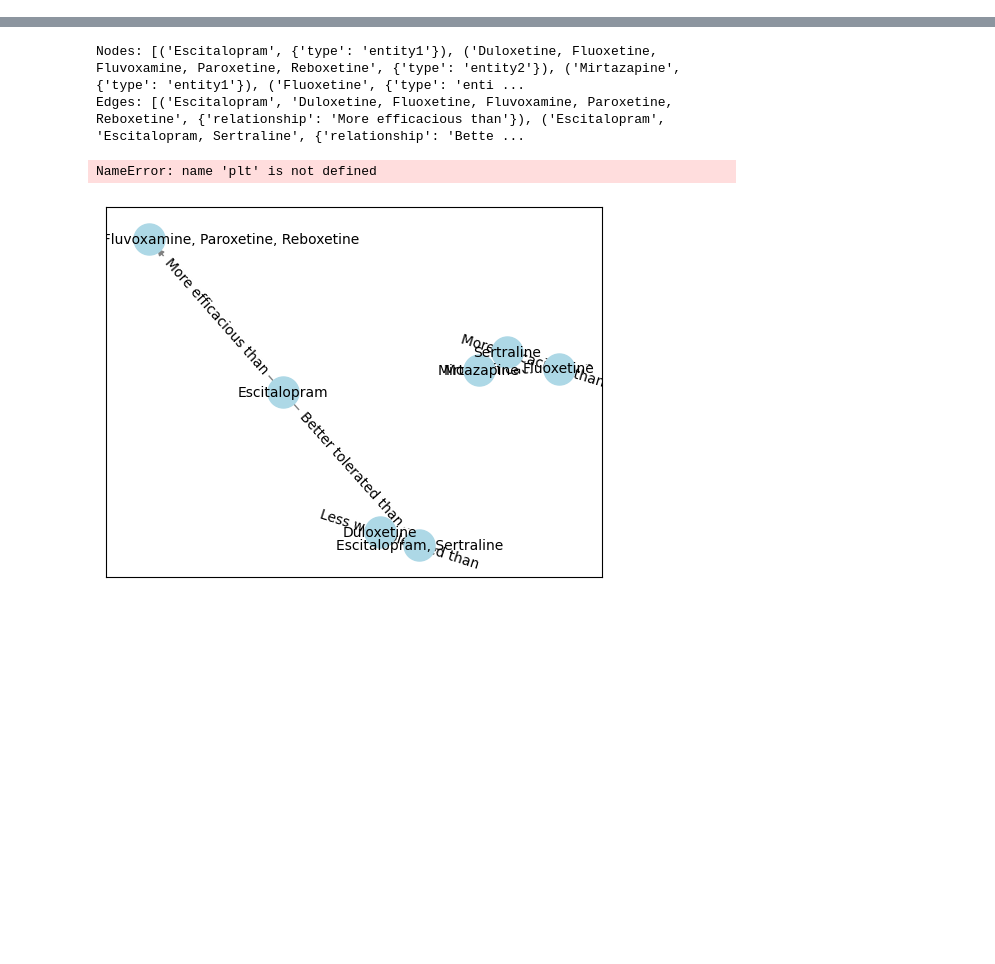
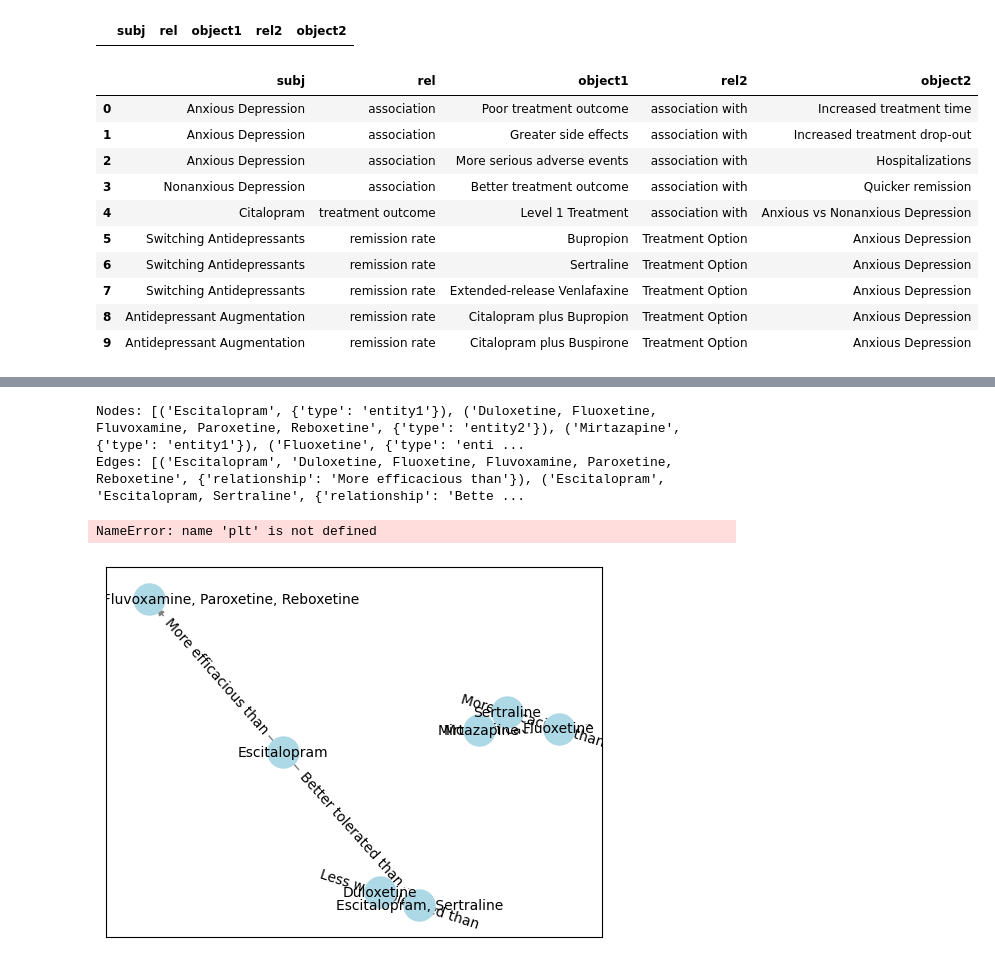
Before and after one commit to rishikasrinivas/KnowledgeGraphMentalHealth, a Jupyter notebook: model.ipynb, the cells around one changed output, grey strips where cells are left out. Saved outputs shown, nothing was run; the diff lists cells and outputs as text; code cells hidden in the pictures; blank space fills up the shorter version.

```diff
--- a/model.ipynb
+++ b/model.ipynb
@@ -115,0 +1334,4 @@ cand_name= message_content.value.replace(".", ""). strip()
+# %%
+pd.merge(d1,d2).merge(d3)
+# %% [output]
+|  | subj | rel | object1 | rel2 | object2 |
@@ -116,3 +1344,24 @@ cand_name= message_content.value.replace(".", ""). strip()
+# %%
+a={"subj": ["Anxious Depression", "Anxious Depression", "Anxious Depression", "Nonanxious Depression", "Citalopram", "Switching Antidepressants", "Switching Antidepressants", "Switching Antidepressants",  "Antidepressant Augmentation", "Antidepressant Augmentation" ],
+   "rel": ["association", "association", "association", "association","treatment outcome", "remission rate", "remission rate", "remission rate", "remission rate", "remission rate"],
+   "object1": ["Poor treatment outcome", "Greater side effects", "More serious adverse events", "Better treatment outcome","Level 1 Treatment", "Bupropion", "Sertraline", "Extended-release Venlafaxine", "Citalopram plus Bupropion", "Citalopram plus Buspirone"],
+   "rel2": ["association with", "association with", "association with", "association with", "association with", "Treatment Option", "Treatment Option", "Treatment Option","Treatment Option", "Treatment Option" ],
+   "object2": ["Increased treatment time", "Increased treatment drop-out", "Hospitalizations", "Quicker remission","Anxious vs Nonanxious Depression", "Anxious Depression", "Anxious Depression", "Anxious Depression","Anxious Depression", "Anxious Depression" ]
+   }
+# %%
+pd.DataFrame(a)
+# %% [output]
+|  | subj | rel | object1 | rel2 | object2 |
+| 0 | Anxious Depression | association | Poor treatment outcome | association with | Increased treatment time |
+| 1 | Anxious Depression | association | Greater side effects | association with | Increased treatment drop-out |
+| 2 | Anxious Depression | association | More serious adverse events | association with | Hospitalizations |
+| 3 | Nonanxious Depression | association | Better treatment outcome | association with | Quicker remission |
+| 4 | Citalopram | treatment outcome | Level 1 Treatment | association with | Anxious vs Nonanxious Depression |
+| 5 | Switching Antidepressants | remission rate | Bupropion | Treatment Option | Anxious Depression |
+| 6 | Switching Antidepressants | remission rate | Sertraline | Treatment Option | Anxious Depression |
+| 7 | Switching Antidepressants | remission rate | Extended-release Venlafaxine | Treatment Option | Anxious Depression |
+| 8 | Antidepressant Augmentation | remission rate | Citalopram plus Bupropion | Treatment Option | Anxious Depression |
+| 9 | Antidepressant Augmentation | remission rate | Citalopram plus Buspirone | Treatment Option | Anxious Depression |
 # %%
 print(cand_name)
 # %% [output]
```
Also changed, not shown: parts of 23 cells of this notebook.
